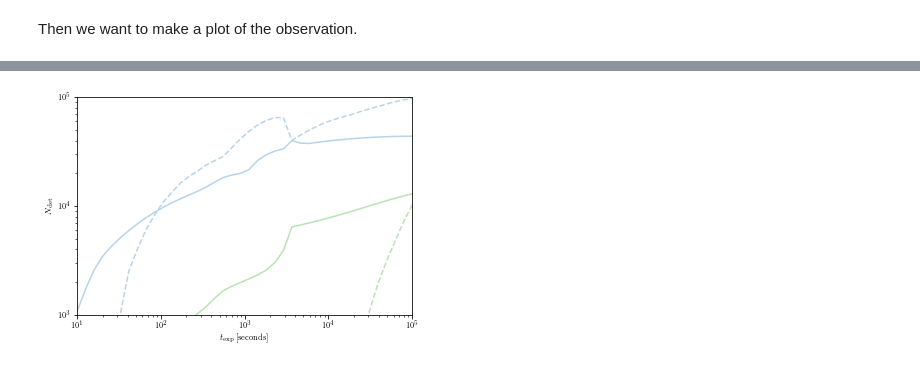
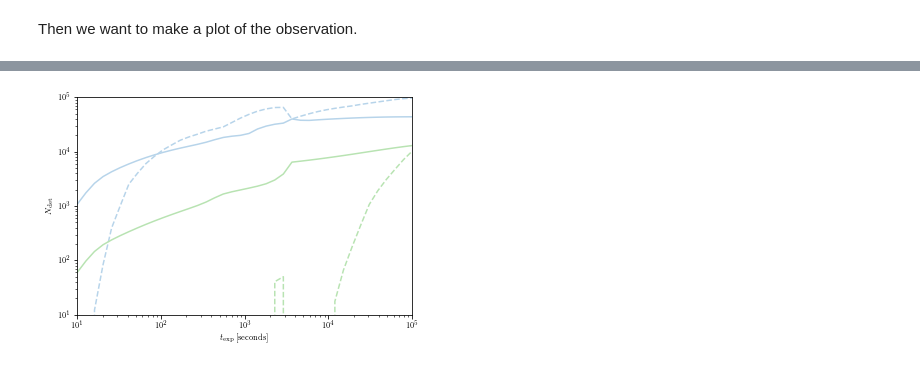
Before and after one commit to ltlancas/walter, a Jupyter notebook: observation.ipynb, the cells around one changed output, grey strips where cells are left out. Saved outputs shown, nothing was run; the diff lists cells and outputs as text; code cells hidden in the pictures.

```diff
--- a/observation.ipynb
+++ b/observation.ipynb
@@ -435,16 +436,16 @@ for texp in exp_ts:
 # %%
 plt.plot(exp_ts,ndets1,c=plt.cm.Blues(0.3),label="Location 1")
 plt.plot(exp_ts,1e5*fcrowds1,'--',c=plt.cm.Blues(0.3))
 plt.plot(exp_ts,ndets2,c=plt.cm.Greens(0.3),label="Location 2")
 plt.plot(exp_ts,1e5*fcrowds2,'--',c=plt.cm.Greens(0.3))
 plt.ylabel(r"$N_{\rm det}$")
 plt.xlabel(r"$t_{\rm exp} \, [{\rm seconds}]$")
-plt.ylim(1e3,1e5)
+plt.ylim(1e1,1e5)
 plt.xlim(1e1,1e5)
 plt.xscale("log")
 plt.yscale("log")
 # %% [output]
-[figure, old version]
+[figure, new version]
 # %%
 ## Should remember to remove this before publishing
 
```
Also changed, not shown: parts of 15 cells of this notebook, 2 other files.
